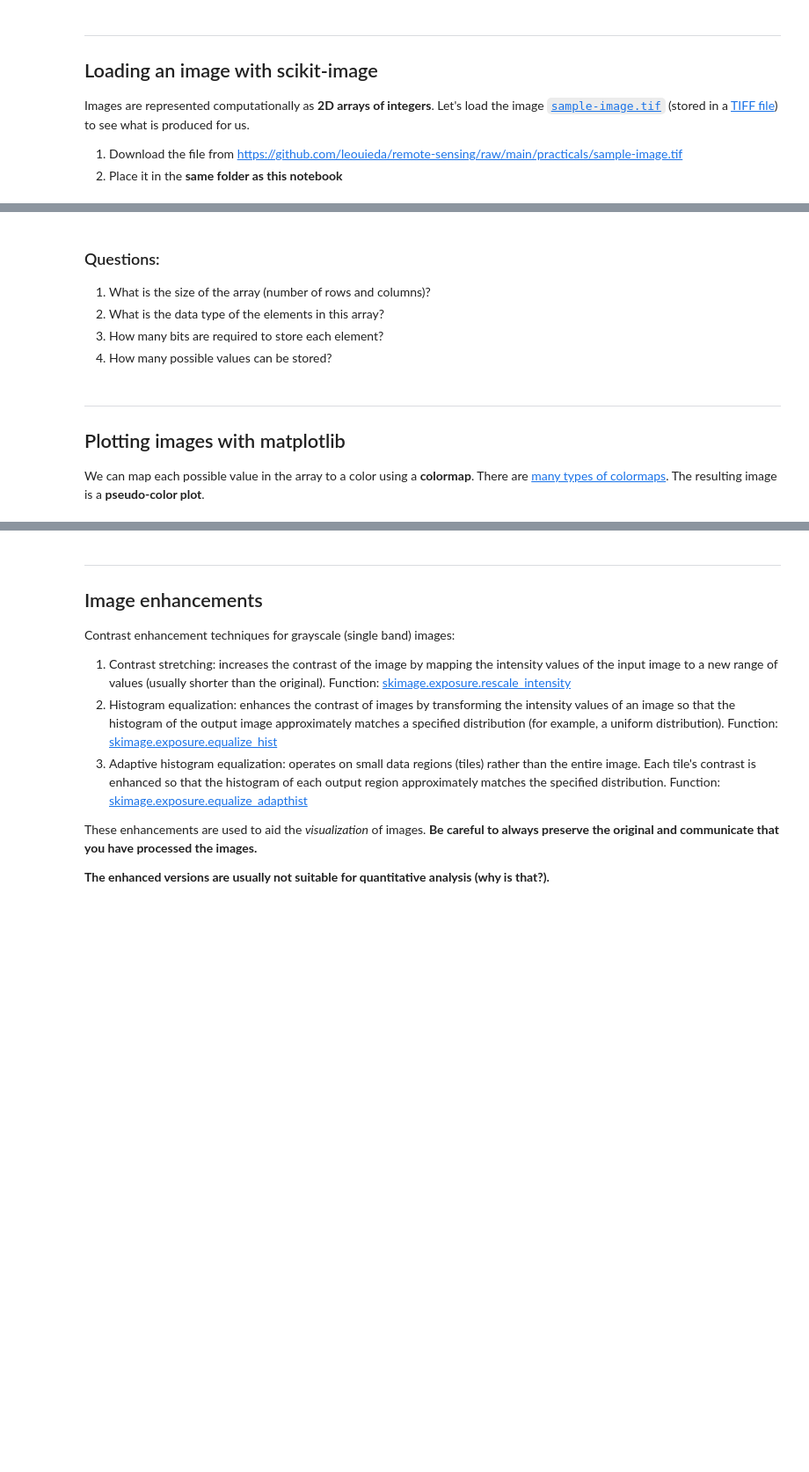
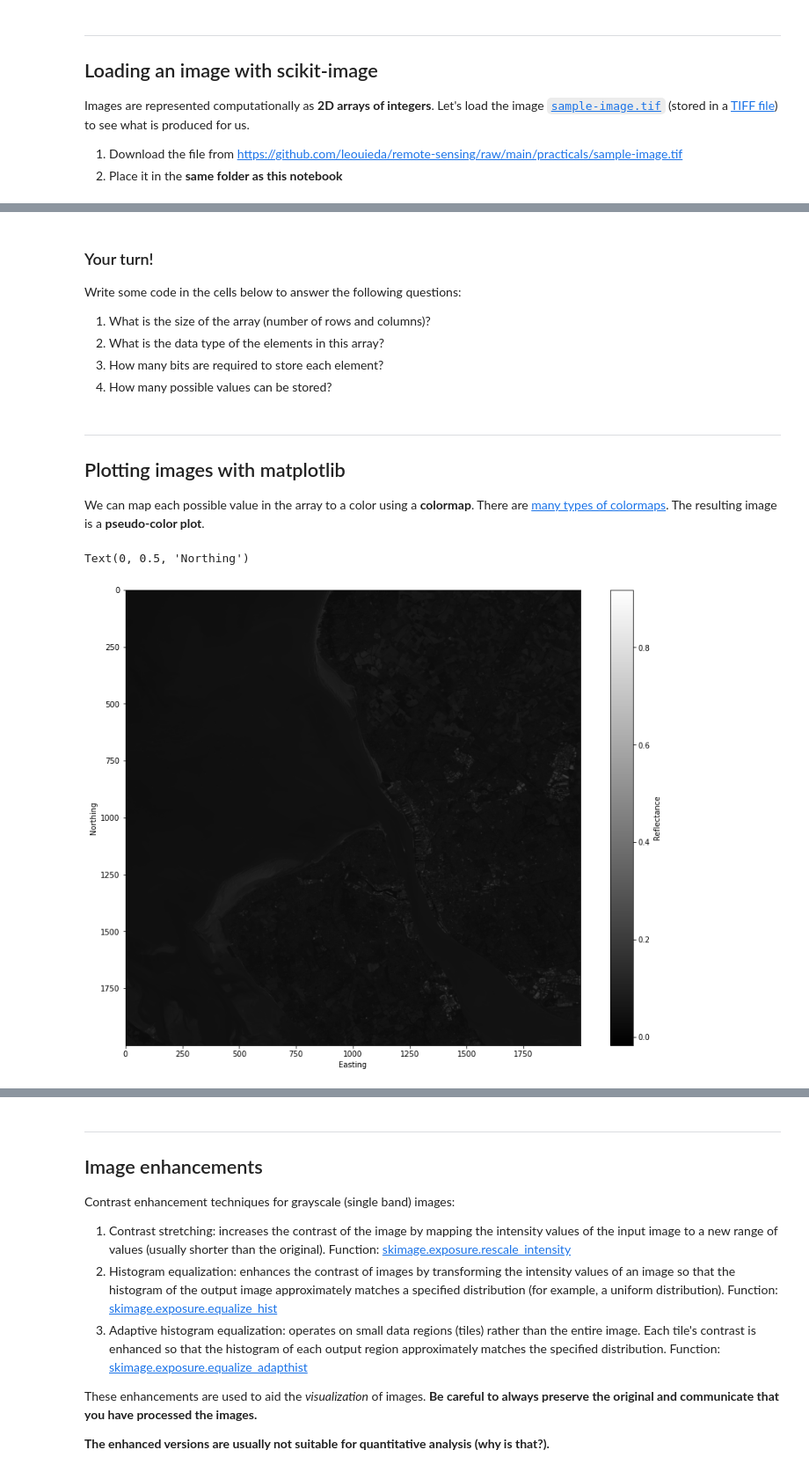
Before and after one commit to leouieda/remote-sensing, a Jupyter notebook: practicals/practical1.ipynb, the cells around one changed output, grey strips where cells are left out. Shown at 88% size. Saved outputs shown, nothing was run; the diff lists cells and outputs as text; code cells hidden in the pictures; blank space fills up the shorter version.

```diff
--- a/practicals/practical1.ipynb
+++ b/practicals/practical1.ipynb
@@ -14,0 +86,2 @@ Images are represented computationally as **2D arrays of integers**. Let's load
+# %%
+image = skimage.io.imread("sample-image.tif")
@@ -14,0 +102,5 @@ Images are represented computationally as **2D arrays of integers**. Let's load
+# %%
+multiplication_factor = 0.00002
+addition_factor = - 0.1
+# %%
+image_reflectance = image * multiplication_factor + addition_factor
@@ -15,5 +117,7 @@ Images are represented computationally as **2D arrays of integers**. Let's load
 # %% [markdown]
-### Questions:
+### Your turn!
+
+Write some code in the cells below to answer the following questions:
 
 1. What is the size of the array (number of rows and columns)?
 1. What is the data type of the elements in this array?
@@ -29 +135,12 @@ We can map each possible value in the array to a color using a **colormap**. The
+# %%
+# We can optionally set the figure with the "figsize" argument
+plt.figure(figsize=[14, 11])
+plt.imshow(image_reflectance, cmap="gray")
+# Add a colorbar with the mapping of values to colors
+plt.colorbar(label="Reflectance")
+plt.xlabel("Easting")
+plt.ylabel("Northing")
+# %% [output]
+Text(0, 0.5, 'Northing')
+[figure, added]
 # %% [markdown]
```
Also changed, not shown: parts of 28 cells of this notebook.
